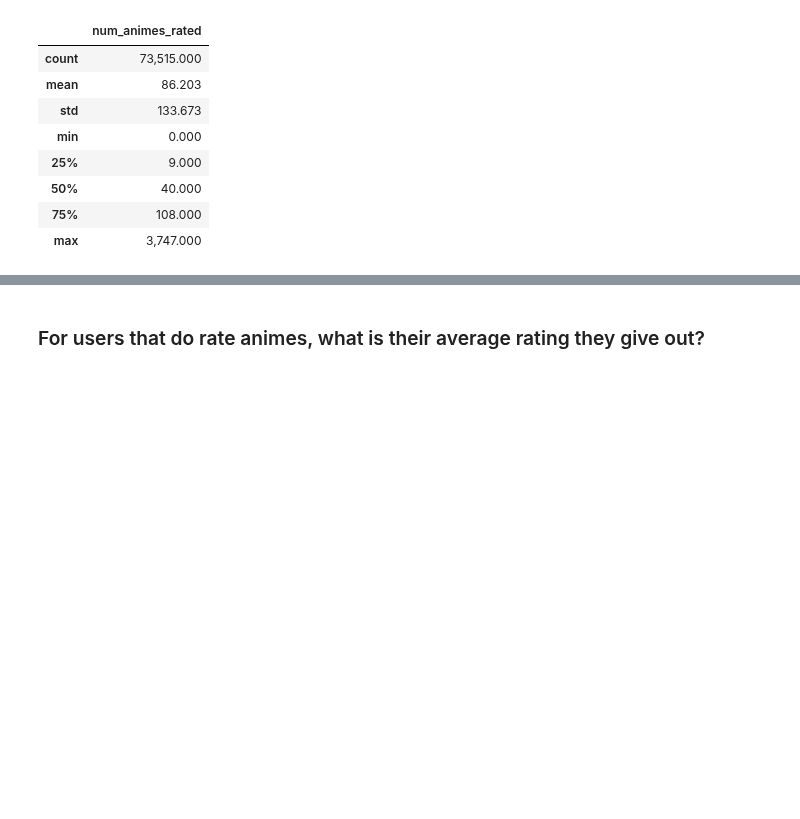
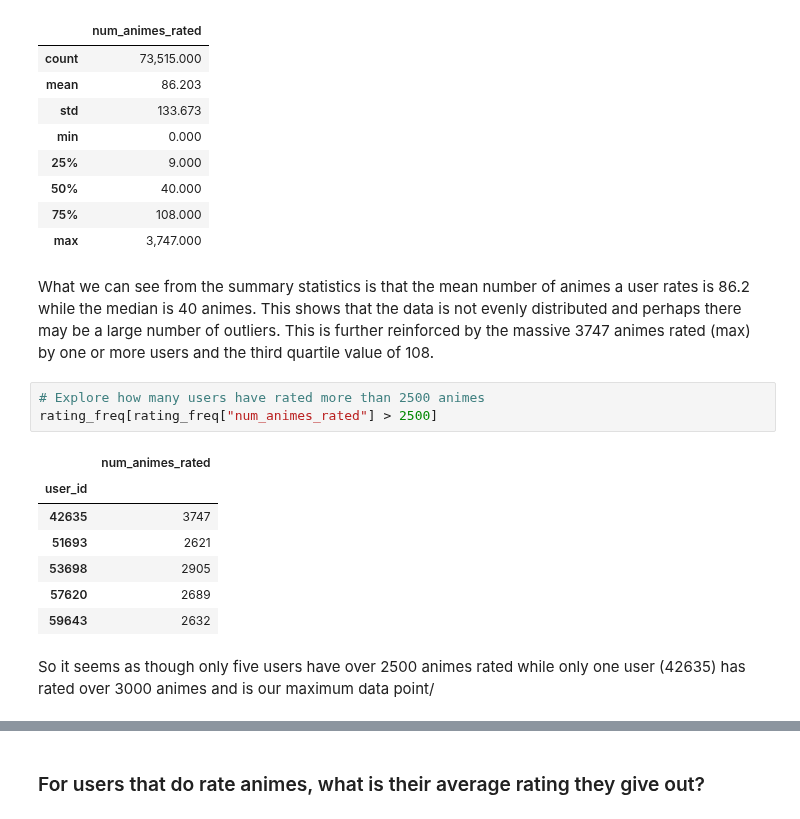
Before and after one commit to Zenoix/Anime-Recommendations, a Jupyter notebook: Exploratory Data Analysis.ipynb, the cells around one changed output, grey strips where cells are left out. Drawn from its saved outputs; the diff is of its cells as text; blank space fills up the shorter version.

```diff
--- a/Exploratory Data Analysis.ipynb
+++ b/Exploratory Data Analysis.ipynb
@@ -334,4 +334,19 @@ rating_freq.describe()
 | 50% | 40.000 |
 | 75% | 108.000 |
 | max | 3,747.000 |
+# %% [markdown]
+What we can see from the summary statistics is that the mean number of animes a user rates is 86.2 while the median is 40 animes. This shows that the data is not evenly distributed and perhaps there may be a large number of outliers. This is further reinforced by the massive 3747 animes rated (max) by one or more users and the third quartile value of 108.
+# %%
+# Explore how many users have rated more than 2500 animes
+rating_freq[rating_freq["num_animes_rated"] > 2500]
+# %% [output]
+|  | num_animes_rated |
+| user_id |  |
+| 42635 | 3747 |
+| 51693 | 2621 |
+| 53698 | 2905 |
+| 57620 | 2689 |
+| 59643 | 2632 |
+# %% [markdown]
+So it seems as though only five users have over 2500 animes rated while only one user (42635) has rated over 3000 animes and is our maximum data point/
 # %%
```
Also changed, not shown: parts of 7 cells of this notebook.
